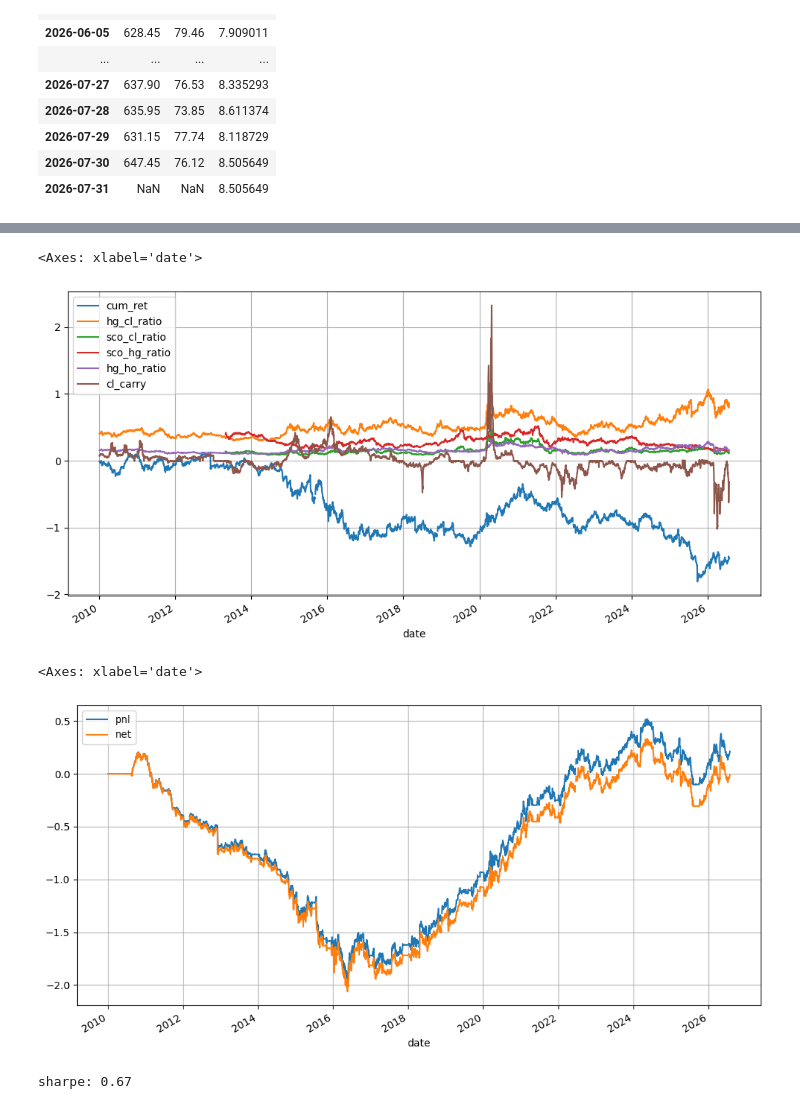
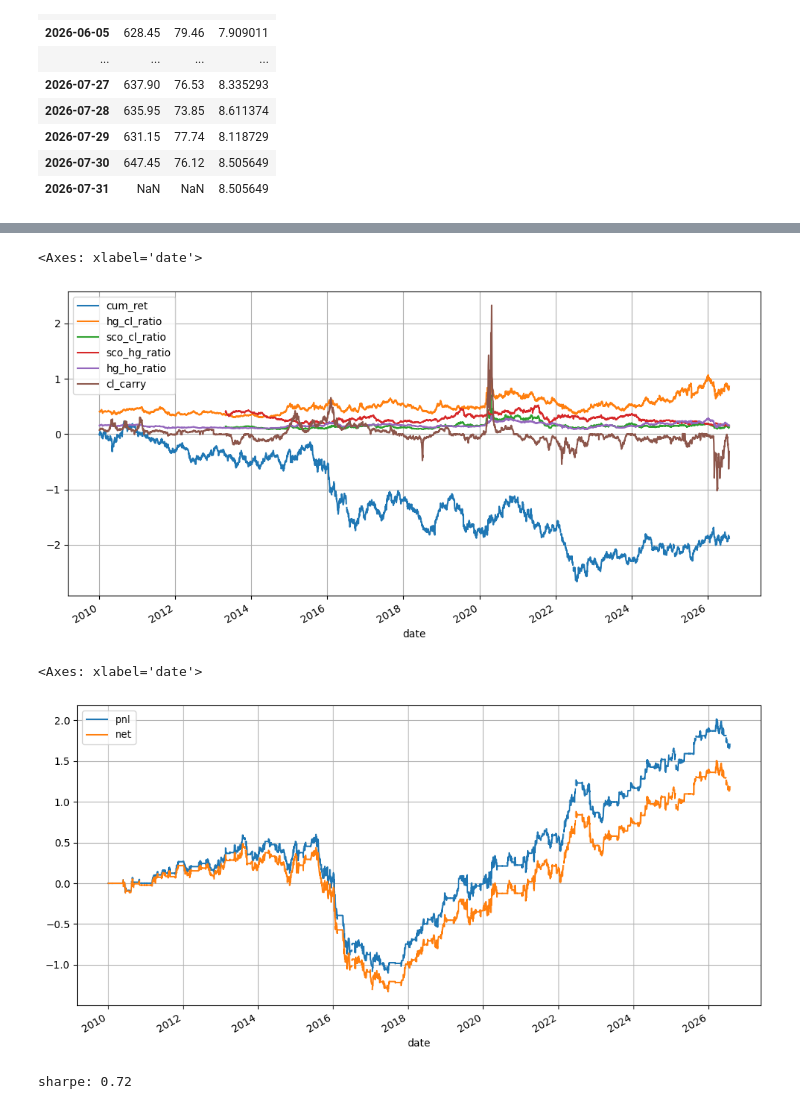
Before and after one commit to chenxu0602/comm-ls, a Jupyter notebook: notebooks/backtest_mt.ipynb, the cells around one changed output, grey strips where cells are left out. Drawn from its saved outputs; the diff is of its cells as text; code cells hidden in the pictures.

```diff
--- a/notebooks/backtest_mt.ipynb
+++ b/notebooks/backtest_mt.ipynb
@@ -901,7 +920,7 @@ comm: METALS, category: miners, threshold: 0.02, side_mult: -1, feature: hg_gc_m
 | Total | 2.632 | 0.223 | 0.480 | 0.332 | 0.714 |
 [figure]
 # %%
-df_st = load_stock_data('FCX', 'METALS')
+df_st = load_stock_data('HBM', 'METALS')
 df_st['date'] = pd.to_datetime(df_st['date'])
 df_st = df_st.set_index('date')
 
@@ -1038,7 +1086,7 @@ df_st['fut_ret'] = df_st[ret_col].rolling(21).sum().shift(-21)
 df_st[['cum_ret', 'hg_cl_ratio', 'sco_cl_ratio', 'sco_hg_ratio', 'hg_ho_ratio', 'cl_carry']].plot(figsize=(12, 6), grid=True)
 # %% [output]
 <Axes: xlabel='date'>
-[figure, old version]
+[figure, new version]
 # %%
 for mv in [2, 3, 5, 10, 20, 30, 50, 60, 90, 100, 150, 200, 250, 300, 500]:
     df_st[f'hg_mv_{mv}'] = df_st['hg_cl_ratio'].rolling(mv, min_periods=mv//2).mean()
@@ -1057,48 +1105,48 @@ ho_s = df_st['ho_ret'].rolling(60, min_periods=20).std() * 1.0
 df_st['hg_mv_diff'] = df_st['hg_mv_5'] - df_st['hg_mv_200']
 s = df_st['hg_mv_diff'].rolling(63, min_periods=42).std() * 0.5
 
-df_st.loc[(df_st['hg_mv_diff'] < -s) & (df_st['ho_ret'].rolling(20).sum() > +ho_s), 'sig_S'] = -1.0
-df_st.loc[(df_st['hg_mv_diff'] > +0), 'sig_S'] = -0.0
-df_st.loc[(df_st['hg_mv_diff'] > +s) & (df_st['ho_ret'].rolling(20).sum() < -ho_s), 'sig_L'] = +1.0
-df_st.loc[(df_st['hg_mv_diff'] < -0), 'sig_L'] = +0.0
+# df_st.loc[(df_st['hg_mv_diff'] < -s), 'sig_S'] = -1.0
+# df_st.loc[(df_st['hg_mv_diff'] > +0), 'sig_S'] = -0.0
+# df_st.loc[(df_st['hg_mv_diff'] > +s), 'sig_L'] = +1.0
+# df_st.loc[(df_st['hg_mv_diff'] < -0), 'sig_L'] = +0.0
 
 
 
-# df_st.loc[(df_st['ho_ret'].rolling(20).sum() > +ho_s) & (df_st['hg_mv_5'] < df_st['hg_mv_200']), 'sig_S'] = -1.0
-# df_st.loc[(df_st['ho_ret'].rolling(20).sum() < -ho_s), 'sig_S'] = -0.0
-# df_st.loc[(df_st['ho_ret'].rolling(20).sum() < -ho_s) & (df_st['hg_mv_5'] > df_st['hg_mv_200']), 'sig_L'] = +1.0
-# df_st.loc[(df_st['ho_ret'].rolling(20).sum() > +ho_s), 'sig_L'] = +0.0
+df_st.loc[(df_st['ho_ret'].rolling(20).sum() > +ho_s) & (df_st['hg_mv_5'] < df_st['hg_mv_200']), 'sig_S'] = -1.0
+df_st.loc[(df_st['ho_ret'].rolling(20).sum() < -ho_s), 'sig_S'] = -0.0
+df_st.loc[(df_st['ho_ret'].rolling(20).sum() < -ho_s) & (df_st['hg_mv_5'] > df_st['hg_mv_200']), 'sig_L'] = +1.0
+df_st.loc[(df_st['ho_ret'].rolling(20).sum() > +ho_s), 'sig_L'] = +0.0
 
 
 
 # s = df_st['sco_ret'].rolling(250, min_periods=100).std() * 1.0
 
 # df_st.loc[(df_st['sco_ret'].rolling(100).sum() > +s * 5), 'sig_L'] = +1.0
 # df_st.loc[(df_st['sco_ret'].rolling(100).sum() < -s * 3), 'sig_L'] = +0.0
 # df_st.loc[(df_st['sco_ret'].rolling(100).sum() < -s * 5), 'sig_S'] = -1.0
 # df_st.loc[(df_st['sco_ret'].rolling(100).sum() > +s * 3), 'sig_S'] = -0.0
 
 
 
 
 # ret_col = 'raw_return'
 ret_col = 'residual_return_mktsec_w12m'
 
 df_st['sig'] = df_st['sig_L'].ffill().fillna(0) + df_st['sig_S'].ffill().fillna(0)
 df_st['pos'] = df_st['sig'].rolling(2).mean().shift(1)
 df_st['pnl'] = df_st['pos'].shift(1).mul(df_st[ret_col])
 
 df_st['slip'] = df_st['pos'].fillna(0).diff().abs() * 25 * 1e-4
 df_st['net'] = df_st['pnl'] - df_st['slip']
 
 df_st[['pnl', 'net']].cumsum().plot(figsize=(12, 6), grid=True)
 # %% [output]
 <Axes: xlabel='date'>
-[figure, old version]
+[figure, new version]
 # %%
 x = df_st.loc[df_st.index >= '2018-01-01', 'net']
 
 sharpe = x.mean() / x.std() * np.sqrt(252)
 print(f'sharpe: {sharpe:.2f}')
 # %% [output]
-sharpe: 0.67
+sharpe: 0.72
```
Also changed, not shown: parts of 3 cells of this notebook, 9 other files.
